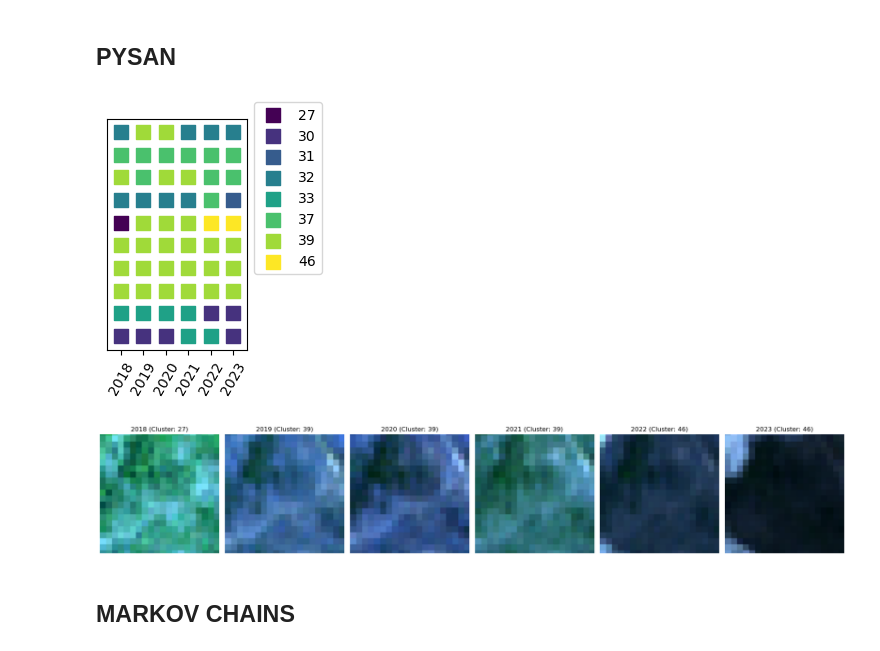
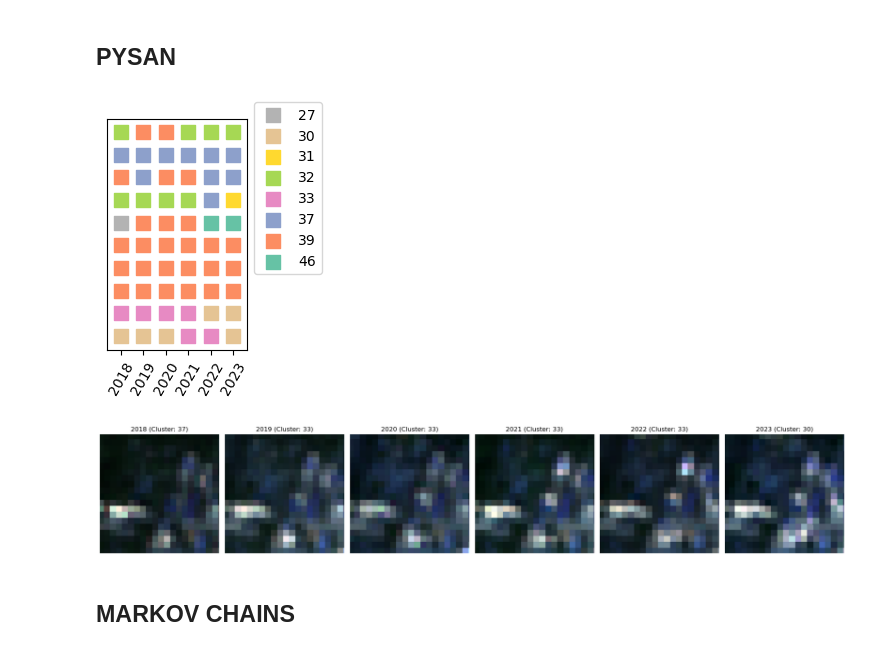
Before and after one commit to JuanesLamilla/TemporalClusterNet, a Jupyter notebook: time_series.ipynb, the cells around one changed output. Cells and saved outputs as stored; diff of their text form; code cells hidden in the pictures.

```diff
--- a/time_series.ipynb
+++ b/time_series.ipynb
@@ -103,14 +99,14 @@ import pysan.multi
 reload(pysan.multi)
 from pysan.multi import plot_sequences
 # %%
-plt = plot_sequences(cluster_sequence[20:30], colors='viridis', x_labels=years)
+plt = plot_sequences(cluster_sequence[20:30], colors='Set2_r', x_labels=years)
 plt.show()
 # %% [output]
-[figure, old version]
+[figure, new version]
 # %%
-tegu_200_eloisa.show_clip_by_year(years=years, index=25, model=resnet)
+tegu_200_eloisa.show_clip_by_year(years=years, index=97, model=resnet)
 # %% [output]
-[figure, old version]
+[figure, new version]
 # %% [markdown]
 ## MARKOV CHAINS
 # %%
```
Also changed, not shown: parts of 18 cells of this notebook, 2 other files.
